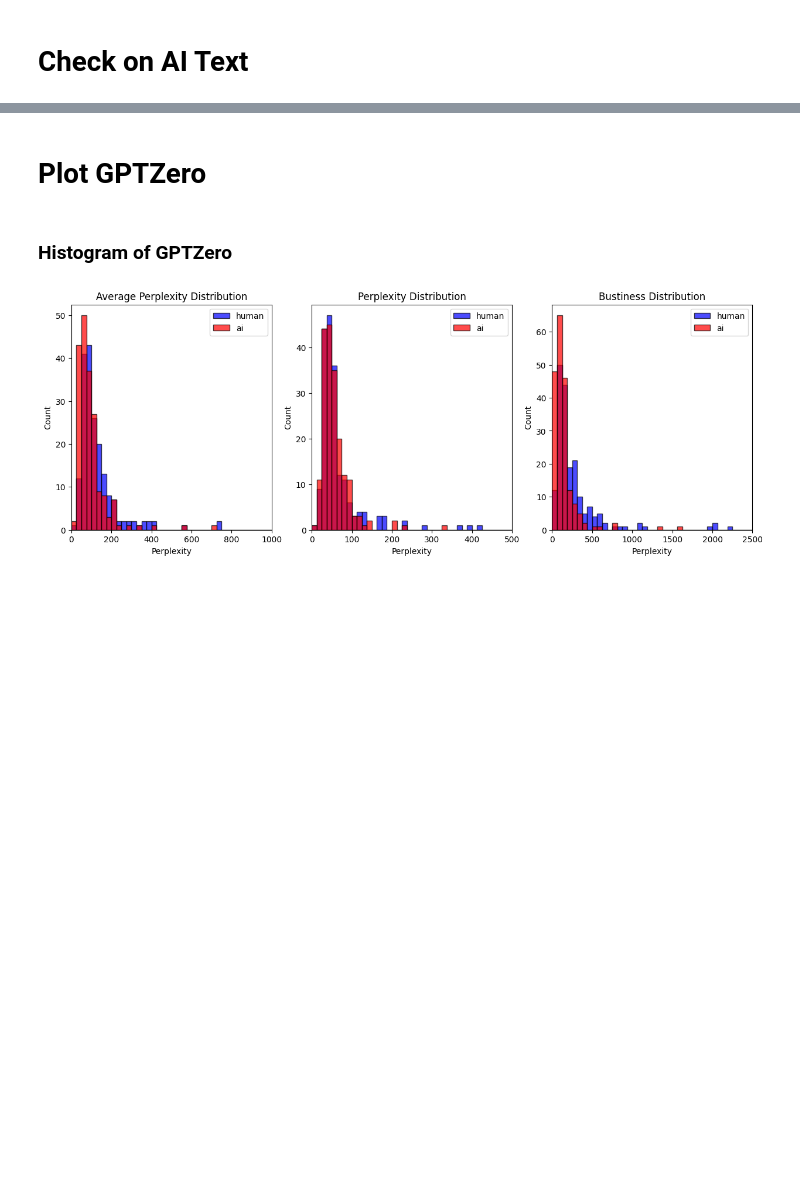
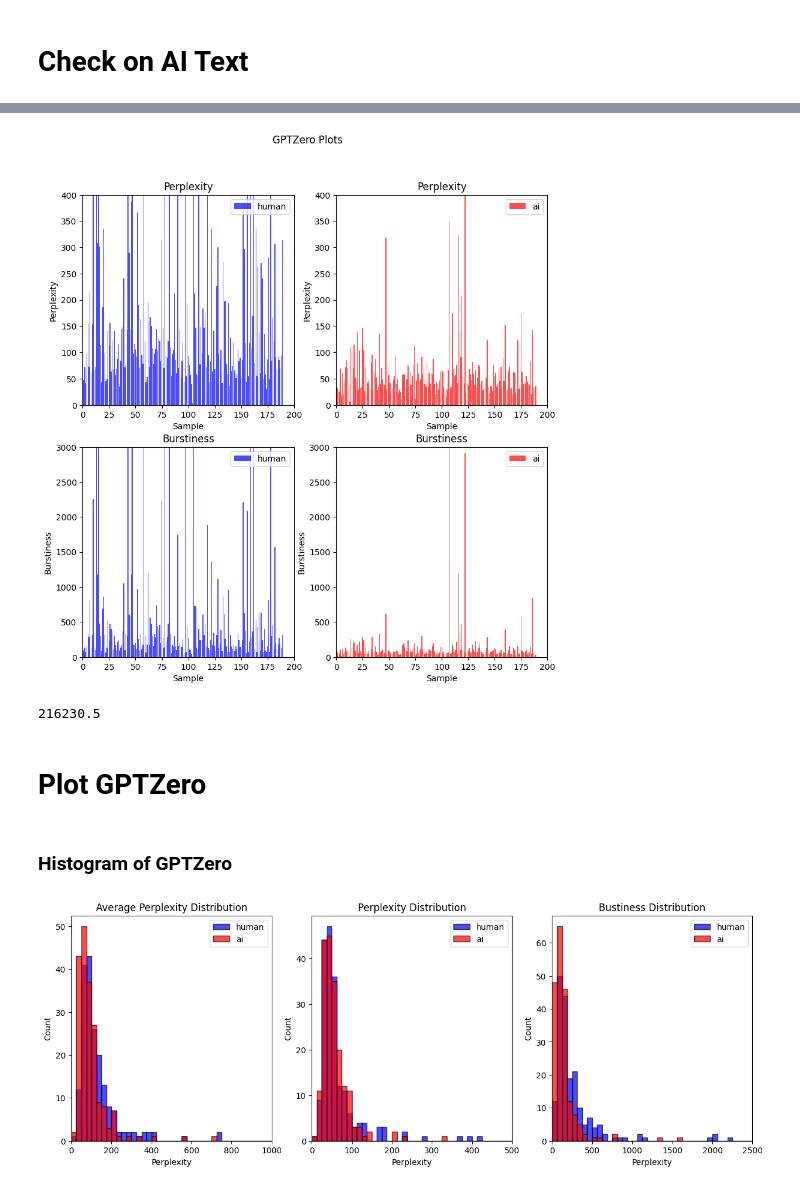
Before and after one commit to bobaebak/ai_text_detection, a Jupyter notebook: cookbooks/GPTZero implementation.ipynb, the cells around one changed output, grey strips where cells are left out. Saved outputs shown, nothing was run; the diff lists cells and outputs as text; code cells hidden in the pictures; blank space fills up the shorter version.

```diff
--- a/cookbooks/GPTZero implementation.ipynb
+++ b/cookbooks/GPTZero implementation.ipynb
@@ -90,0 +101,18 @@ JSON array saved to ../data/gptzero_ai_raidar.json
+# %%
+human_analysis = []
+ai_analysis = []
+
+for idx, (human, ai) in enumerate(zip(H_zero_texts, M_zero_texts)):
+    try:
+        human_analysis.append((
+            human['raw_len'],
+            round(human['gptzero']['perplexity_per_line_score'],1),
+            round(human['gptzero']['burstiness'],1),
+            ))
+        ai_analysis.append((
+            ai['raw_len'],
+            round(ai['gptzero']['perplexity_per_line_score'], 1),
+            round(ai['gptzero']['burstiness'],1),
+            ))
+    except Exception as e:
+        print(idx, e)
@@ -91,3 +157,48 @@ JSON array saved to ../data/gptzero_ai_raidar.json
+# %%
+
+
+#### Histogram
+
+helper = PlotHelper(
+    row=2, col=2, figsize=(10,10), title="GPTZero Plots",
+    plots=[
+        PlotItem(ptype="bar", title="Perplexity",
+                 xlabel="Sample", ylabel="Perplexity", xlim=(0, 200), ylim=(0, 400),
+                 y=[[human[1] for human in human_analysis]],
+                 x=[[human for human in range(len(human_analysis))]],
+                 args=[{ "color":"blue", "alpha":0.7, "label": "human"}, ]
+        ),
+
+        PlotItem(ptype="bar", title="Perplexity",
+                 xlabel="Sample", ylabel="Perplexity", xlim=(0, 200), ylim=(0, 400),
+                 y=[[ai[1] for ai in ai_analysis]],
+                 x=[[ai for ai in range(len(ai_analysis))]],
+                 args=[{"color":"red", "alpha":0.7, "label": "ai"},]
+        ),
+
+        PlotItem(ptype="bar", title="Burstiness",
+                 xlabel="Sample", ylabel="Burstiness", xlim=(0, 200), ylim=(0, 3000),
+                 y=[[human[2] for human in human_analysis]],
+                 x=[[human for human in range(len(human_analysis))]],
+                 args=[{ "color":"blue", "alpha":0.7, "label": "human"}, ]
+        ),
+        PlotItem(ptype="bar", title="Burstiness",
+                 xlabel="Sample", ylabel="Burstiness", xlim=(0, 200), ylim=(0, 3000),
+                 y=[[ai[2] for ai in ai_analysis]],
+                 x=[[ai for ai in range(len(ai_analysis))]],
+                 args=[{"color":"red", "alpha":0.7, "label": "ai"},]
+        ),
+    ]
+)
+
+
+draws(helper)
+# %% [output]
+[figure, added]
+# %%
+np.max([ai[-1] for ai in human_analysis])
+# %% [output]
+216230.5
 # %% [markdown]
 # Plot GPTZero
 # %%
```
Also changed, not shown: parts of 12 cells of this notebook, 9 other files.
